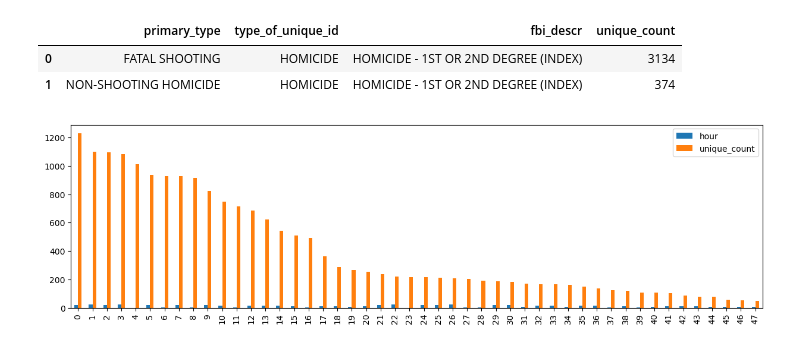
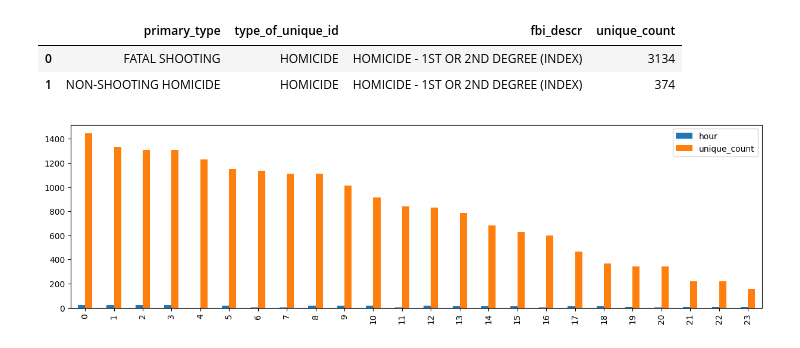
Before and after one commit to RomanD83/violence_reduction, a Jupyter notebook: vr.ipynb, the cells around one changed output. Drawn from its saved outputs; the diff is of its cells as text; code cells hidden in the pictures.

```diff
--- a/vr.ipynb
+++ b/vr.ipynb
@@ -570,9 +624,9 @@ df\
 | 1 | NON-SHOOTING HOMICIDE | HOMICIDE | HOMICIDE - 1ST OR 2ND DEGREE (INDEX) | 374 |
 # %%
 df\
-    .groupby(['hour', 'type_of_unique_id'])\
+    .groupby('hour')\
     .agg(unique_count=('unique_id', 'count'))\
     .sort_values('unique_count', ascending=False)\
     .reset_index().plot(kind='bar', figsize=(15,4));
 # %% [output]
-[figure, old version]
+[figure, new version]
```
Also changed, not shown: parts of 16 cells of this notebook.
